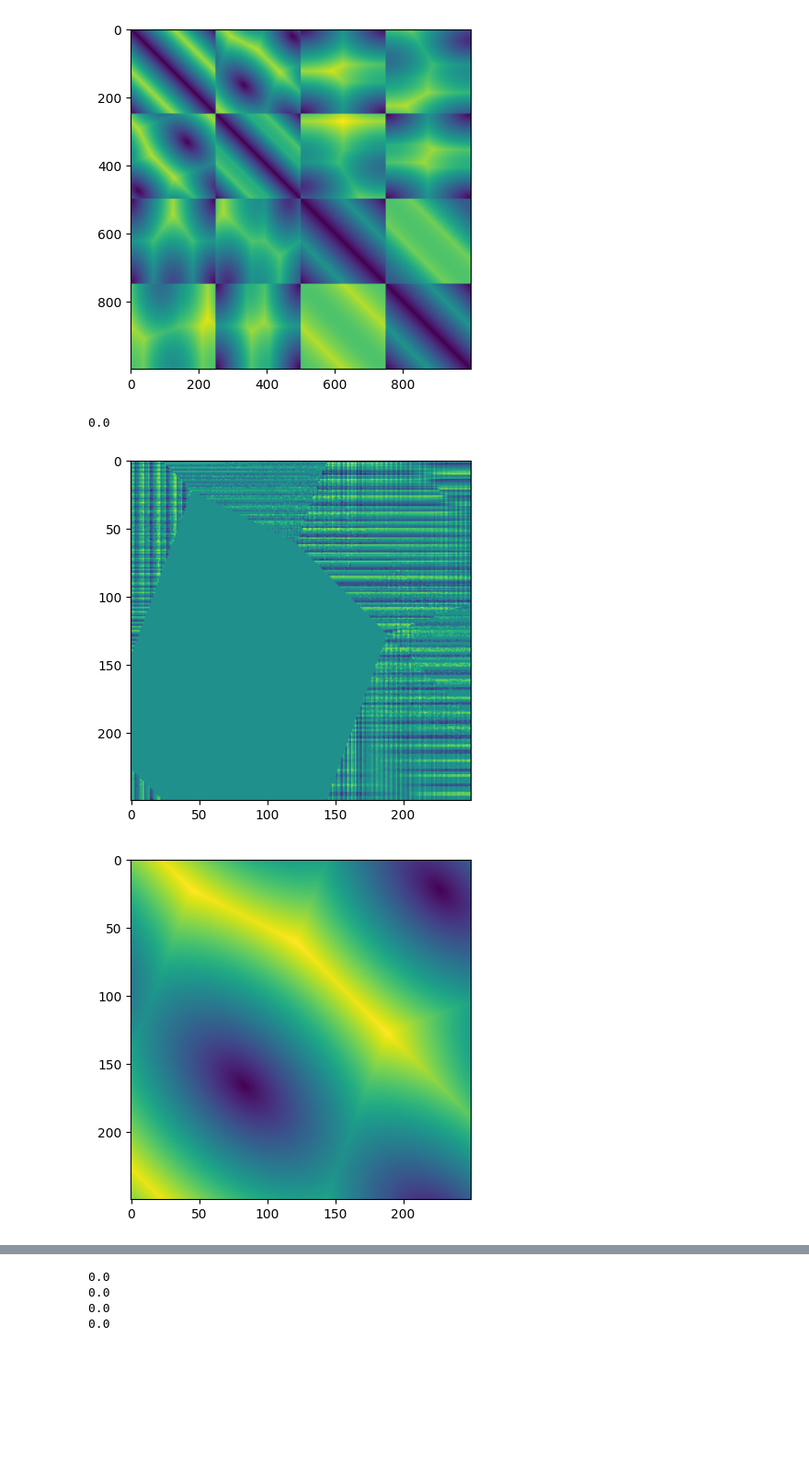
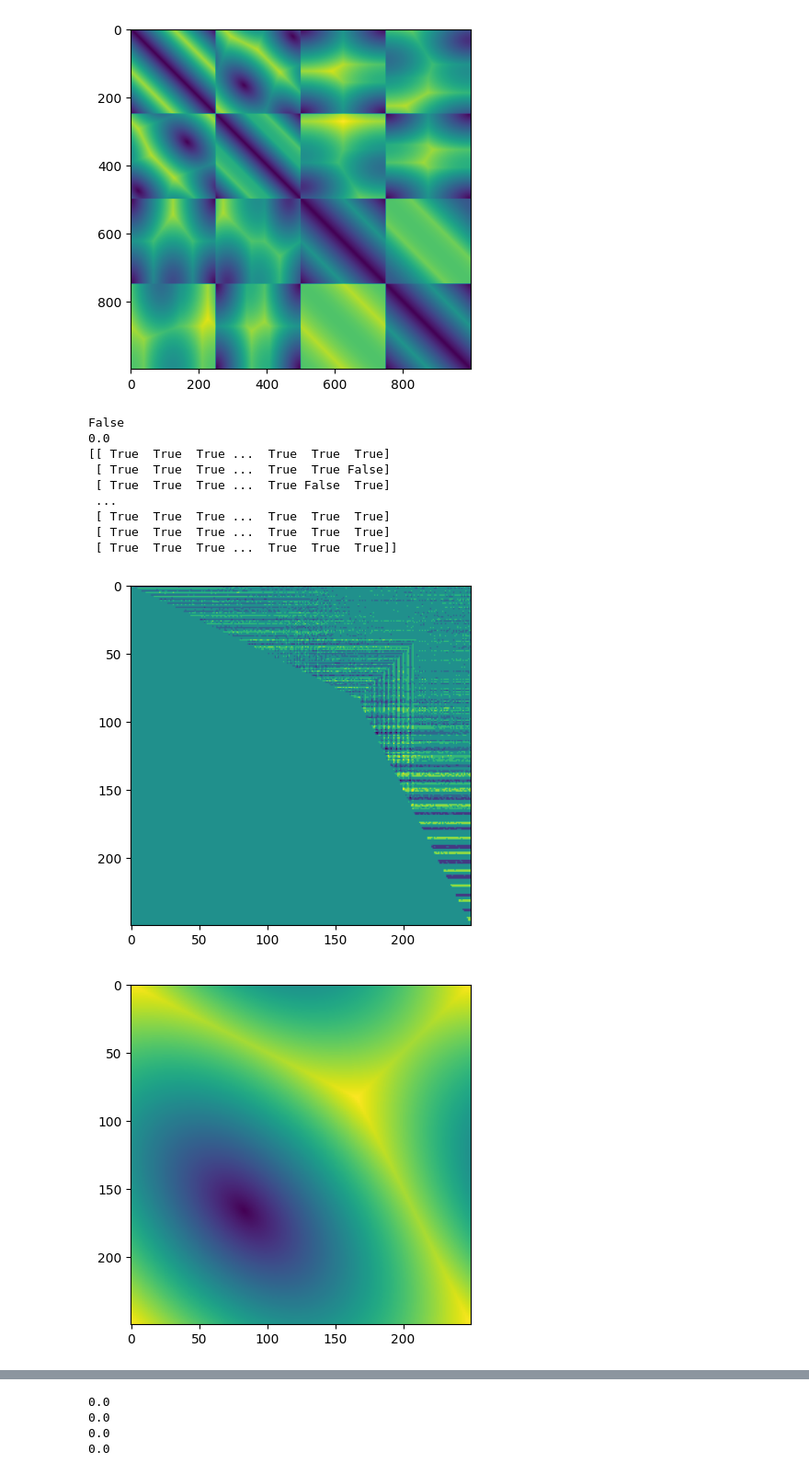
Before and after one commit to kyleormsby/persistent-symmetry, a Jupyter notebook: studentDemos/daleDemos/fund_domain_dale.ipynb, the cells around one changed output, grey strips where cells are left out. Shown at 92% size. Cells and saved outputs as stored; diff of their text form; code cells hidden in the pictures; blank space fills up the shorter version.

Commit message:
symmetry of distance matrix testing

```diff
--- a/studentDemos/daleDemos/fund_domain_dale.ipynb
+++ b/studentDemos/daleDemos/fund_domain_dale.ipynb
@@ -312,29 +193,20 @@ def distance_C3_metric(a):
     return(wrapped)
 # %%
 def generate_c3_isoms(n_isos, a):
-    j = list()
-    k = list()
-    tri = (math.sqrt(3) / 2)
-    for i in range(n_isos):
-        x = 0
-        y = 0
-        while( y <= tri * a - math.sqrt(3) * x or
-             y <= (-3 * tri) * a + math.sqrt(3) * x or
-             y >= tri * a + math.sqrt(3) * x or
-             y >= 5 * tri * a - math.sqrt(3) * x):
-            x = a * 2 * np.random.random()
-            y = a * math.sqrt(3) * np.random.random()
-        j.append(x)
-        k.append(y)
-    theta = list((2/3) * pi * np.random.random(n_isos))
+    X = list(2 * a * np.random.random(2 * n_isos) - a)
+    Y = list((3**0.5) * a * np.random.random(2 * n_isos) - (3**0.5)/2 * a)
+    theta = list(2*pi/3 * np.random.random(2 * n_isos))
 
-    isoms = []
-    for i in range(n_isos):
-        isoms.append((j[i],k[i],theta[i]))
+    i = 0
+    hexagon = []
+    while len(hexagon) < n_isos:
+        if (Y[i] > -(3**0.5) * a + (3**0.5) * X[i]) and (Y[i] > -(3**0.5) * a - (3**0.5) * X[i]) and (Y[i] < (3**0.5) * a + (3**0.5) * X[i]) and (Y[i] < (3**0.5) * a - (3**0.5) * X[i]):
+            hexagon.append((X[i], Y[i], theta[i]))
+        i = i + 1
 
-    return isoms
+    return hexagon
 # %%
-isoms = generate_c3_isoms(1000, 2.)
+isoms = generate_c3_isoms(1000, 1)
 fig = plt.figure()
 ax = fig.add_subplot(projection='3d')
 for isom in isoms:
@@ -347,7 +219,7 @@ plt.show()
 M = np.zeros((1000,1000))
 for i in range(1000):
     for j in range(1000):
-        M[i][j] = distance_C3(isoms[i], isoms[j],1)
+        M[i][j] = distance_C3_correct(isoms[i], isoms[j],2)
 # %%
 # j should be divisible by 4
 def march_c3_isoms(j = 1000, a = 1):
@@ -410,19 +323,30 @@ plt.show()
 # %%
 # print(distance_C3(isoms2[600],isoms2[900],2))
 # print(distance_C3(isoms2[900],isoms2[600],2))
-print((march2[0:250,250:500])[150,50] - np.rot90(np.fliplr(march2[250:500,0:250]))[150,50])
+
+print((march.transpose() == march).all())
+print((march[0:250,250:500])[150,50] - np.rot90(np.fliplr(march[250:500,0:250]))[150,50])
+print((march[0:250,250:500]) == np.rot90(np.fliplr(march[250:500,0:250])))
 plt.figure()
-plt.imshow(march2[0:250,250:500] - np.rot90(np.fliplr(march2[250:500,0:250])))
+plt.imshow(march[0:250,250:500] - np.rot90(np.fliplr(march[250:500,0:250])))
 plt.show()
 plt.figure()
-plt.imshow(march2[0:250,250:500])
+plt.imshow(march[0:250,250:500])
 plt.show()
 plt.figure()
-plt.imshow(np.rot90(np.fliplr(march2[250:500,0:250])))
+plt.imshow(np.rot90(np.fliplr(march[250:500,0:250])))
 plt.show()
 # print(distance_C3_correct(isoms2[600],isoms2[900],2))
 # print(distance_C3_correct(isoms2[900],isoms2[600],2))
 # %% [output]
+False
 0.0
+[[ True  True  True ...  True  True  True]
+ [ True  True  True ...  True  True False]
+ [ True  True  True ...  True False  True]
+ ...
+ [ True  True  True ...  True  True  True]
+ [ True  True  True ...  True  True  True]
+ [ True  True  True ...  True  True  True]]
-[figure, old version]
+[figure, new version]
-[figure, old version]
+[figure, new version]
```
Also changed, not shown: parts of 33 cells of this notebook, 1 other file.
